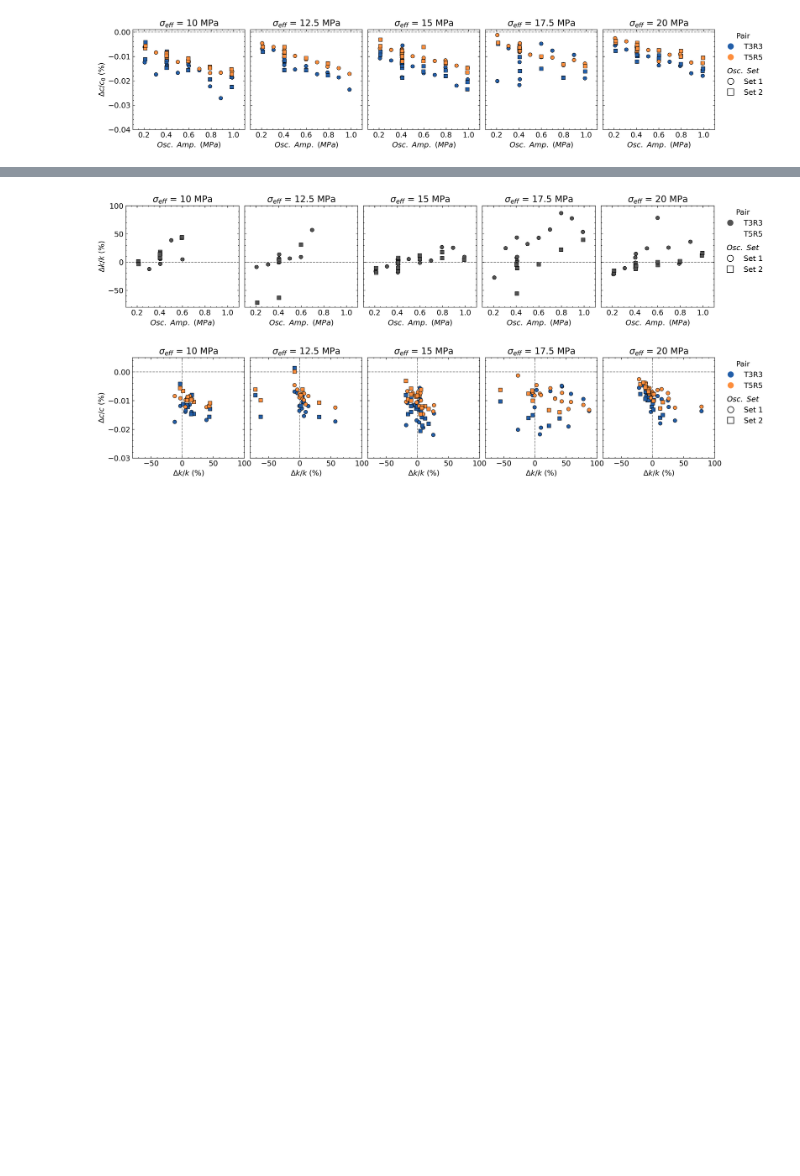
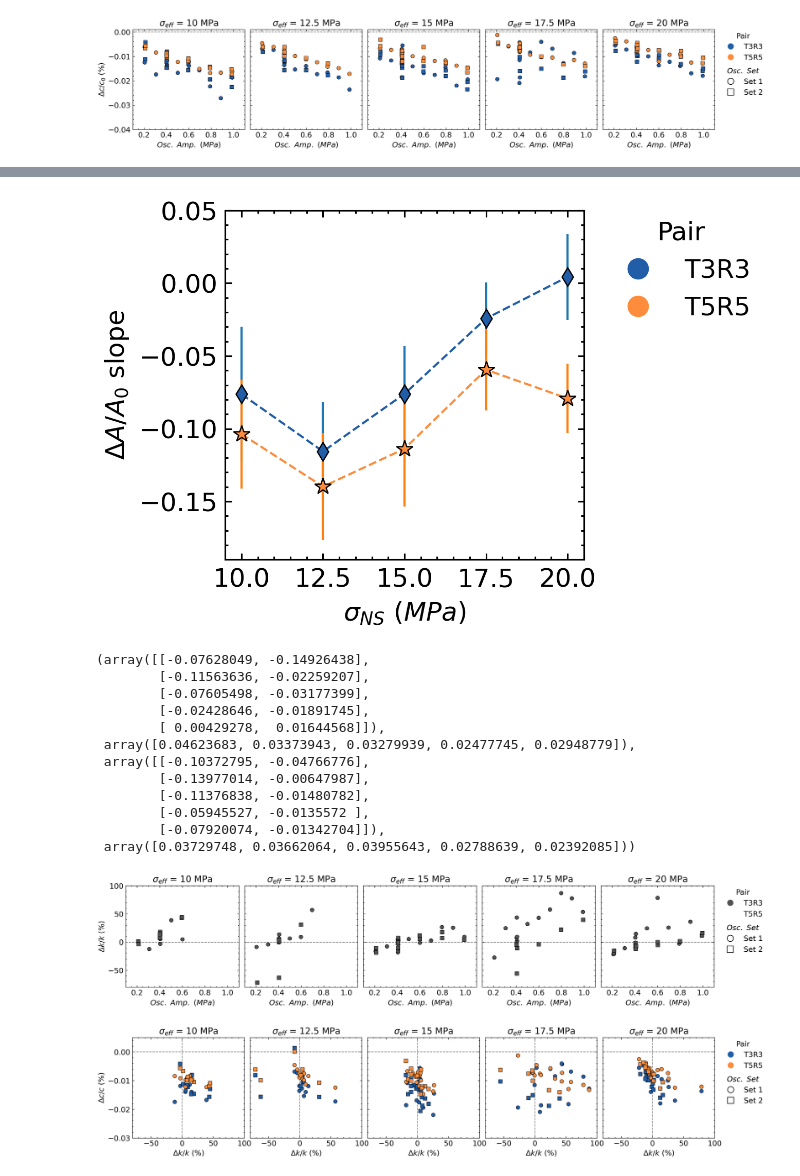
Before and after one commit to clay-wood/frac-hydroOsc, a Jupyter notebook: py_ac_analysis/rel_chg_analysis/p5483_pp_correlation_overview.ipynb, the cells around one changed output, grey strips where cells are left out. Saved outputs shown, nothing was run; the diff lists cells and outputs as text; code cells hidden in the pictures; blank space fills up the shorter version.

```diff
--- a/py_ac_analysis/rel_chg_analysis/p5483_pp_correlation_overview.ipynb
+++ b/py_ac_analysis/rel_chg_analysis/p5483_pp_correlation_overview.ipynb
@@ -333,3 +57,19 @@ relChg_amp_plots(all_dat, 0, 4, 5, '#225ea8', '#fd8d3c', [0.1, 1.1], [-0.38, 0.2
+# %%
+slope_plots(all_dat, 0, 4, 5, '#225ea8', '#fd8d3c', [9.5, 20.5], [-0.19, 0.05], '$\sigma_{NS}\ (MPa)$', '$\Delta A/A_0$ slope')
+# %% [output]
+[figure, added]
+(array([[-0.07628049, -0.14926438],
+        [-0.11563636, -0.02259207],
+        [-0.07605498, -0.03177399],
+        [-0.02428646, -0.01891745],
+        [ 0.00429278,  0.01644568]]),
+ array([0.04623683, 0.03373943, 0.03279939, 0.02477745, 0.02948779]),
+ array([[-0.10372795, -0.04766776],
+        [-0.13977014, -0.00647987],
+        [-0.11376838, -0.01480782],
+        [-0.05945527, -0.0135572 ],
+        [-0.07920074, -0.01342704]]),
+ array([0.03729748, 0.03662064, 0.03955643, 0.02788639, 0.02392085]))
 # %%
 relChg_amp_plots(all_dat, 0, 1, None, '#525252', None, [0.1, 1.1], [-80, 100], '$Osc.\ Amp.\ (MPa)$', '$\Delta k/k\ (\%)$')
 # %% [output]
```
Also changed, not shown: parts of 33 cells of this notebook, 3 other files.
